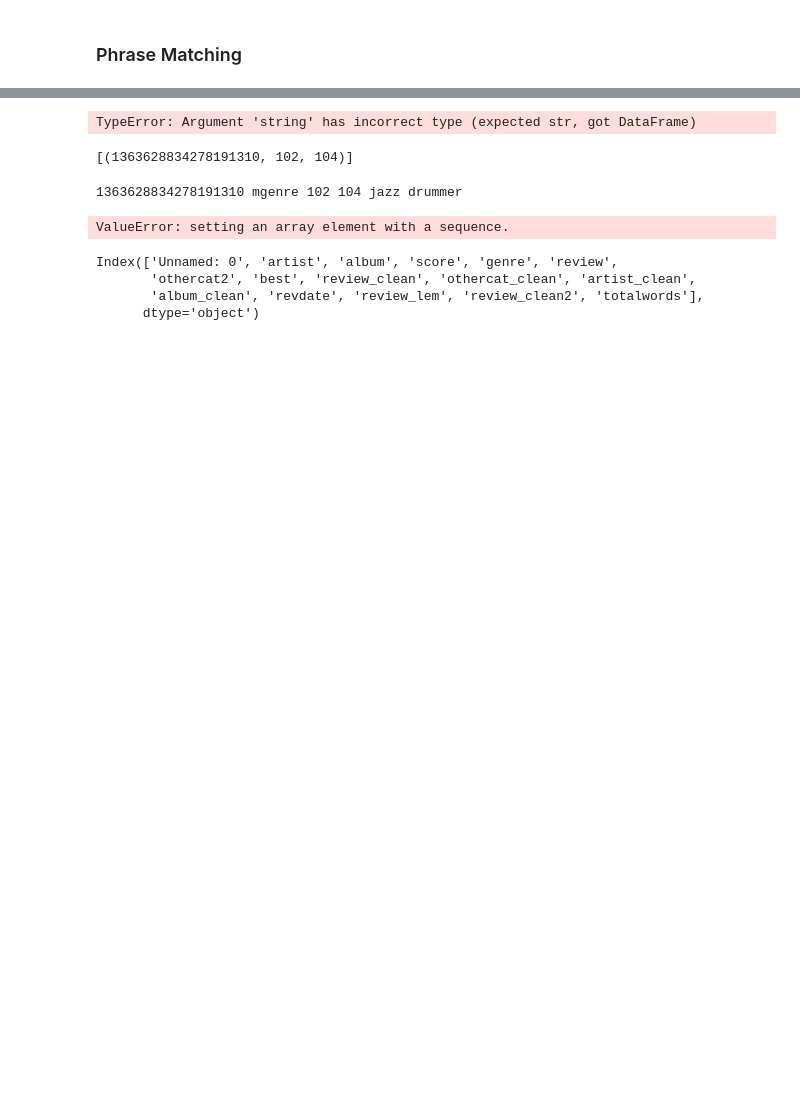
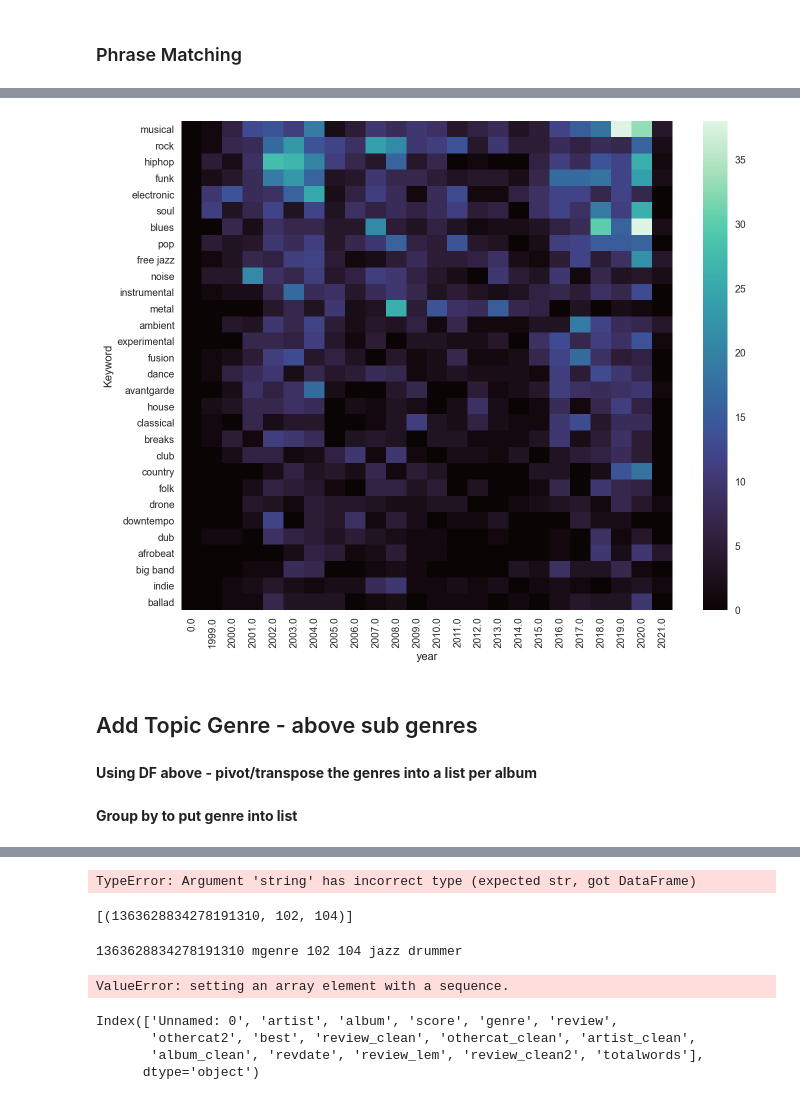
Before and after one commit to chan-chris/Metis_proj5, a Jupyter notebook: pgms/01_pitchfork_review_analysis.ipynb, the cells around one changed output, grey strips where cells are left out. Saved outputs shown, nothing was run; the diff lists cells and outputs as text; code cells hidden in the pictures; blank space fills up the shorter version.

```diff
--- a/pgms/01_pitchfork_review_analysis.ipynb
+++ b/pgms/01_pitchfork_review_analysis.ipynb
@@ -886,0 +902,15 @@ Name: Keyword, Length: 203, dtype: float64
+# %%
+# sum across columns
+genre_time_T['total_genres'] = genre_time_T.sum(axis=1)
+
+# sort by total
+genre_time_T_top30=genre_time_T.sort_values(by=['total_genres'],ascending=False).nlargest(30, 'total_genres')
+
+# take top 30
+genre_time_T_top30.drop(['total_genres'],axis=1,inplace=True)
+# %%
+fig, ax = plt.subplots(figsize=(11, 9))
+sns.heatmap(genre_time_T_top30,fmt="d", cmap="mako")
+plt.show()
+# %% [output]
+[figure, added]
@@ -886,0 +920,4 @@ Name: Keyword, Length: 203, dtype: float64
+# %% [markdown]
+## Add Topic Genre - above sub genres
+# %% [markdown]
+**Using DF above - pivot/transpose the genres into a list per album**
@@ -886,0 +935,2 @@ Name: Keyword, Length: 203, dtype: float64
+# %% [markdown]
+**Group by to put genre into list**
```
Also changed, not shown: parts of 89 cells of this notebook, 8 other files.
